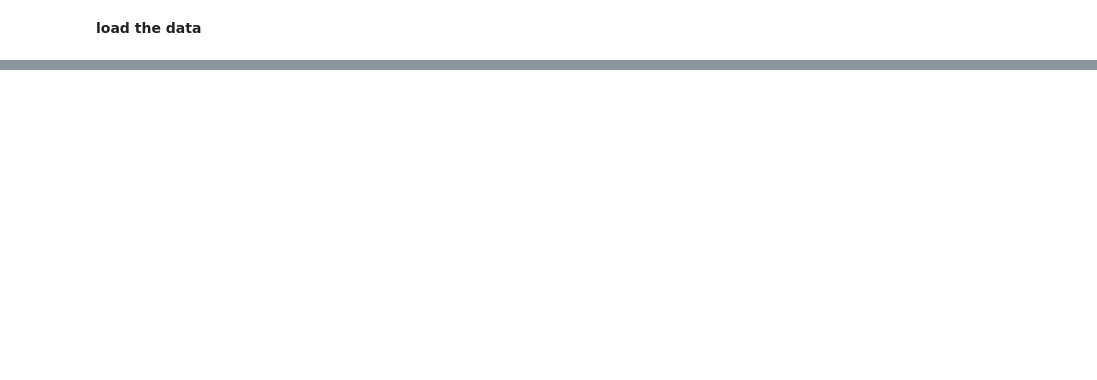
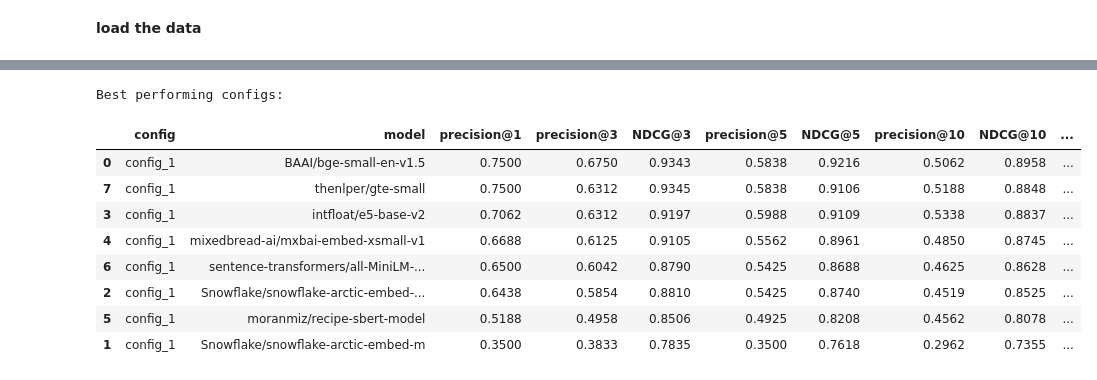
Before and after one commit to M2-ISD-NutriRAG/NutriRAG, a Jupyter notebook: backend/experiments/notebooks/rank_evaluation.ipynb, the cells around one changed output, grey strips where cells are left out. Cells and saved outputs as stored; diff of their text form; code cells hidden in the pictures; blank space fills up the shorter version.

```diff
--- a/backend/experiments/notebooks/rank_evaluation.ipynb
+++ b/backend/experiments/notebooks/rank_evaluation.ipynb
@@ -274,0 +125,43 @@ df[df['k'] == 10][['model', 'config', 'precision@k', 'NDCG@k', 'score']].sort_va
+# %%
+# Filter for k=1, k=3, k=5, k=10, and k=20
+df_k1 = df[df['k'] == 1][['config', 'model', 'precision@k']].rename(columns={'precision@k': 'precision@1'})
+df_k3 = df[df['k'] == 3][['config', 'model', 'precision@k', 'NDCG@k']].rename(columns={'precision@k': 'precision@3', 'NDCG@k': 'NDCG@3'})
+df_k5 = df[df['k'] == 5][['config', 'model', 'precision@k', 'NDCG@k']].rename(columns={'precision@k': 'precision@5', 'NDCG@k': 'NDCG@5'})
+df_k10 = df[df['k'] == 10][['config', 'model', 'precision@k', 'NDCG@k']].rename(columns={'precision@k': 'precision@10', 'NDCG@k': 'NDCG@10'})
+df_k20 = df[df['k'] == 20][['config', 'model', 'precision@k', 'NDCG@k']].rename(columns={'precision@k': 'precision@20', 'NDCG@k': 'NDCG@20'})
+
+# Merge all dataframes
+df_merged = (df_k1
+             .merge(df_k3, on=['config', 'model'])
+             .merge(df_k5, on=['config', 'model'])
+             .merge(df_k10, on=['config', 'model'])
+             .merge(df_k20, on=['config', 'model']))
+
+# Calculate combined metric (average of 9 metrics)
+df_merged['combined_metric'] = \
+    df_merged['precision@1'] * 0.25 + \
+    df_merged['precision@3'] * 0.2 + \
+    df_merged['precision@5'] * 0.15 + \
+    df_merged['NDCG@3'] * 0.15 + \
+    df_merged['NDCG@5'] * 0.15 + \
+    df_merged['NDCG@10'] * 0.1
+
+
+# Round for better display
+df_merged = df_merged.round(4)
+
+# Sort by combined metric to see best configs
+df_sorted = df_merged.sort_values('combined_metric', ascending=False)
+print("\nBest performing configs:")
+df_sorted
+# %% [output]
+Best performing configs:
+|  | config | model | precision@1 | precision@3 | NDCG@3 | precision@5 | NDCG@5 | precision@10 | NDCG@10 | ... |
+| 0 | config_1 | BAAI/bge-small-en-v1.5 | 0.7500 | 0.6750 | 0.9343 | 0.5838 | 0.9216 | 0.5062 | 0.8958 | ... |
+| 7 | config_1 | thenlper/gte-small | 0.7500 | 0.6312 | 0.9345 | 0.5838 | 0.9106 | 0.5188 | 0.8848 | ... |
+| 3 | config_1 | intfloat/e5-base-v2 | 0.7062 | 0.6312 | 0.9197 | 0.5988 | 0.9109 | 0.5338 | 0.8837 | ... |
+| 4 | config_1 | mixedbread-ai/mxbai-embed-xsmall-v1 | 0.6688 | 0.6125 | 0.9105 | 0.5562 | 0.8961 | 0.4850 | 0.8745 | ... |
+| 6 | config_1 | sentence-transformers/all-MiniLM-... | 0.6500 | 0.6042 | 0.8790 | 0.5425 | 0.8688 | 0.4625 | 0.8628 | ... |
+| 2 | config_1 | Snowflake/snowflake-arctic-embed-... | 0.6438 | 0.5854 | 0.8810 | 0.5425 | 0.8740 | 0.4519 | 0.8525 | ... |
+| 5 | config_1 | moranmiz/recipe-sbert-model | 0.5188 | 0.4958 | 0.8506 | 0.4925 | 0.8208 | 0.4562 | 0.8078 | ... |
+| 1 | config_1 | Snowflake/snowflake-arctic-embed-m | 0.3500 | 0.3833 | 0.7835 | 0.3500 | 0.7618 | 0.2962 | 0.7355 | ... |
```
Also changed, not shown: parts of 10 cells of this notebook, 16 other files.
